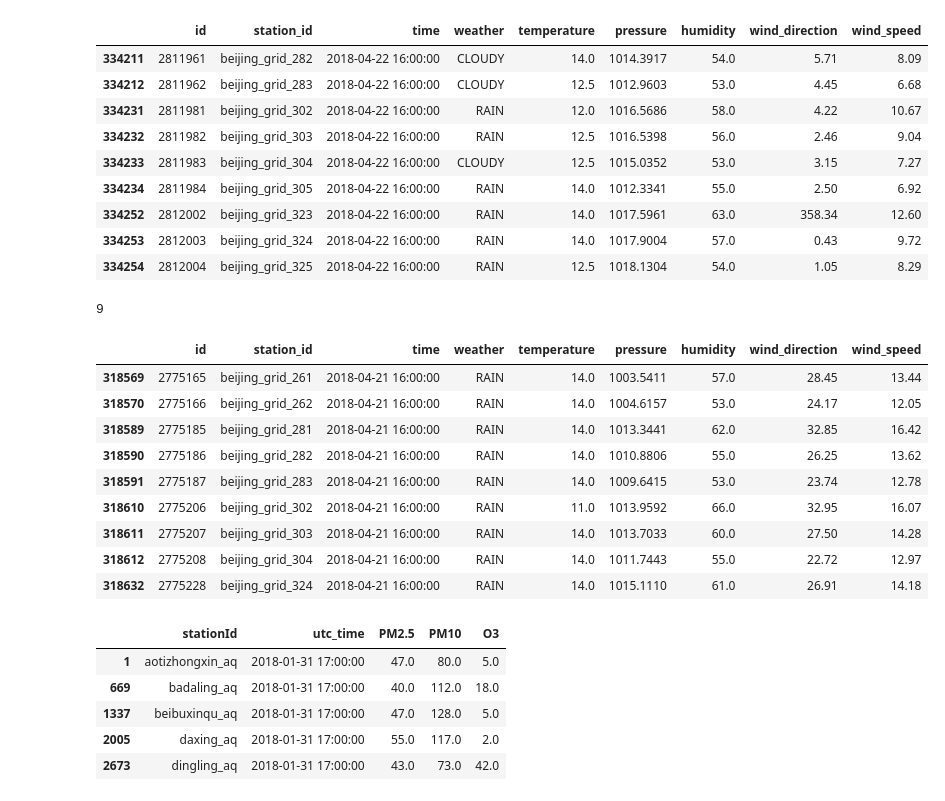
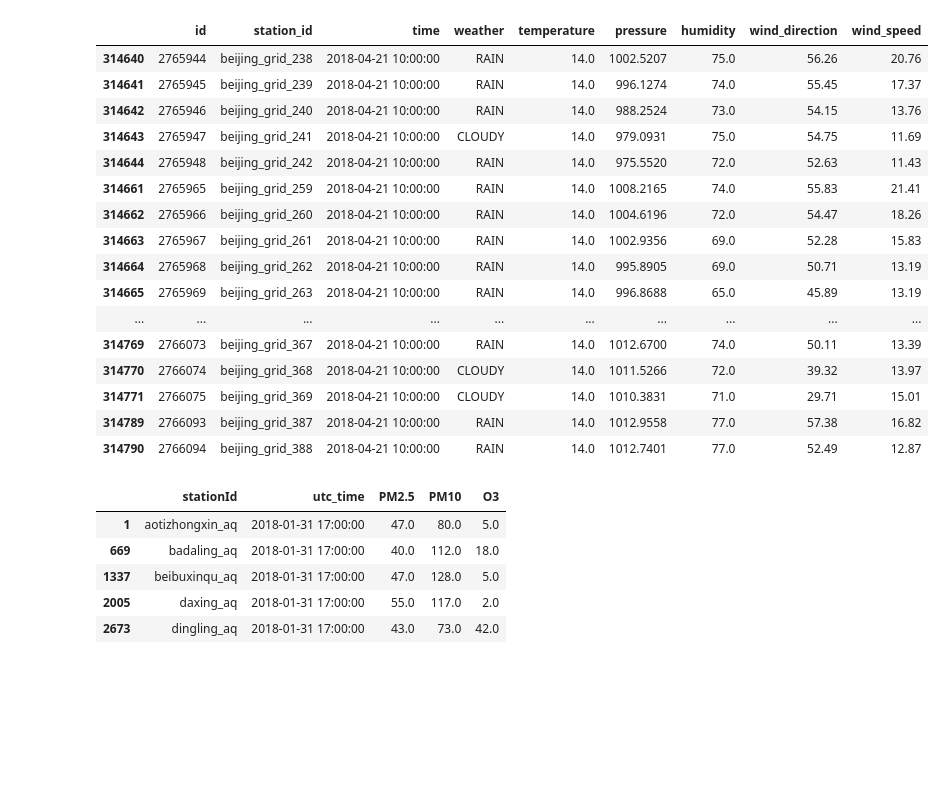
Before and after one commit to WangHaomao/pollution_prediction, a Jupyter notebook: dataOverlook.ipynb, the cells around one changed output. Cells and saved outputs as stored; diff of their text form; code cells hidden in the pictures; blank space fills up the shorter version.

```diff
--- a/notebook.ipynb
+++ b/dataOverlook.ipynb
@@ -42,35 +39,30 @@ Index(['id', 'station_id', 'time', 'weather', 'temperature', 'pressure',
-# %%
-ss = ['beijing_grid_305', 'beijing_grid_323', 'beijing_grid_283', 'beijing_grid_325', 'beijing_grid_302',
-      'beijing_grid_304', 'beijing_grid_282', 'beijing_grid_303', 'beijing_grid_324']
-grid_temp[grid_temp['station_id'].isin(ss)]
-# %% [output]
-|  | id | station_id | time | weather | temperature | pressure | humidity | wind_direction | wind_speed |
-| 334211 | 2811961 | beijing_grid_282 | 2018-04-22 16:00:00 | CLOUDY | 14.0 | 1014.3917 | 54.0 | 5.71 | 8.09 |
-| 334212 | 2811962 | beijing_grid_283 | 2018-04-22 16:00:00 | CLOUDY | 12.5 | 1012.9603 | 53.0 | 4.45 | 6.68 |
-| 334231 | 2811981 | beijing_grid_302 | 2018-04-22 16:00:00 | RAIN | 12.0 | 1016.5686 | 58.0 | 4.22 | 10.67 |
-| 334232 | 2811982 | beijing_grid_303 | 2018-04-22 16:00:00 | RAIN | 12.5 | 1016.5398 | 56.0 | 2.46 | 9.04 |
-| 334233 | 2811983 | beijing_grid_304 | 2018-04-22 16:00:00 | CLOUDY | 12.5 | 1015.0352 | 53.0 | 3.15 | 7.27 |
-| 334234 | 2811984 | beijing_grid_305 | 2018-04-22 16:00:00 | RAIN | 14.0 | 1012.3341 | 55.0 | 2.50 | 6.92 |
-| 334252 | 2812002 | beijing_grid_323 | 2018-04-22 16:00:00 | RAIN | 14.0 | 1017.5961 | 63.0 | 358.34 | 12.60 |
-| 334253 | 2812003 | beijing_grid_324 | 2018-04-22 16:00:00 | RAIN | 14.0 | 1017.9004 | 57.0 | 0.43 | 9.72 |
-| 334254 | 2812004 | beijing_grid_325 | 2018-04-22 16:00:00 | RAIN | 12.5 | 1018.1304 | 54.0 | 1.05 | 8.29 |
-# %%
-ss2 = ['beijing_grid_324', 'beijing_grid_262', 'beijing_grid_261', 'beijing_grid_302',
-       'beijing_grid_303', 'beijing_grid_282', 'beijing_grid_281', 'beijing_grid_283', 'beijing_grid_304']
-print(len(ss2))
-grid_temp[grid_temp['station_id'].isin(ss2)]
-# %% [output]
-9
-|  | id | station_id | time | weather | temperature | pressure | humidity | wind_direction | wind_speed |
-| 318569 | 2775165 | beijing_grid_261 | 2018-04-21 16:00:00 | RAIN | 14.0 | 1003.5411 | 57.0 | 28.45 | 13.44 |
-| 318570 | 2775166 | beijing_grid_262 | 2018-04-21 16:00:00 | RAIN | 14.0 | 1004.6157 | 53.0 | 24.17 | 12.05 |
-| 318589 | 2775185 | beijing_grid_281 | 2018-04-21 16:00:00 | RAIN | 14.0 | 1013.3441 | 62.0 | 32.85 | 16.42 |
-| 318590 | 2775186 | beijing_grid_282 | 2018-04-21 16:00:00 | RAIN | 14.0 | 1010.8806 | 55.0 | 26.25 | 13.62 |
-| 318591 | 2775187 | beijing_grid_283 | 2018-04-21 16:00:00 | RAIN | 14.0 | 1009.6415 | 53.0 | 23.74 | 12.78 |
-| 318610 | 2775206 | beijing_grid_302 | 2018-04-21 16:00:00 | RAIN | 11.0 | 1013.9592 | 66.0 | 32.95 | 16.07 |
-| 318611 | 2775207 | beijing_grid_303 | 2018-04-21 16:00:00 | RAIN | 14.0 | 1013.7033 | 60.0 | 27.50 | 14.28 |
-| 318612 | 2775208 | beijing_grid_304 | 2018-04-21 16:00:00 | RAIN | 14.0 | 1011.7443 | 55.0 | 22.72 | 12.97 |
-| 318632 | 2775228 | beijing_grid_324 | 2018-04-21 16:00:00 | RAIN | 14.0 | 1015.1110 | 61.0 | 26.91 | 14.18 |
+# %%
+ss = ['beijing_grid_369', 'beijing_grid_238', 'beijing_grid_388', 'beijing_grid_286', 'beijing_grid_242', 'beijing_grid_387', 'beijing_grid_239', 'beijing_grid_328', 'beijing_grid_279', 'beijing_grid_264',
+'beijing_grid_348', 'beijing_grid_342', 'beijing_grid_285', 'beijing_grid_284', 'beijing_grid_321', 'beijing_grid_327', 'beijing_grid_307', 'beijing_grid_241', 'beijing_grid_240', 'beijing_grid_365',
+'beijing_grid_280', 'beijing_grid_367', 'beijing_grid_262', 'beijing_grid_346', 'beijing_grid_364', 'beijing_grid_343', 'beijing_grid_306',
+'beijing_grid_282', 'beijing_grid_283', 'beijing_grid_300', 'beijing_grid_305', 'beijing_grid_322', 'beijing_grid_344', 'beijing_grid_325',
+'beijing_grid_259', 'beijing_grid_323', 'beijing_grid_263', 'beijing_grid_366', 'beijing_grid_301', 'beijing_grid_347', 'beijing_grid_302',
+'beijing_grid_261', 'beijing_grid_304', 'beijing_grid_324', 'beijing_grid_260', 'beijing_grid_281', 'beijing_grid_326', 'beijing_grid_345',
+'beijing_grid_303', 'beijing_grid_368']
+grid_temp[grid_temp['station_id'].isin(ss)]
+# %% [output]
+|  | id | station_id | time | weather | temperature | pressure | humidity | wind_direction | wind_speed |
+| 314640 | 2765944 | beijing_grid_238 | 2018-04-21 10:00:00 | RAIN | 14.0 | 1002.5207 | 75.0 | 56.26 | 20.76 |
+| 314641 | 2765945 | beijing_grid_239 | 2018-04-21 10:00:00 | RAIN | 14.0 | 996.1274 | 74.0 | 55.45 | 17.37 |
+| 314642 | 2765946 | beijing_grid_240 | 2018-04-21 10:00:00 | RAIN | 14.0 | 988.2524 | 73.0 | 54.15 | 13.76 |
+| 314643 | 2765947 | beijing_grid_241 | 2018-04-21 10:00:00 | CLOUDY | 14.0 | 979.0931 | 75.0 | 54.75 | 11.69 |
+| 314644 | 2765948 | beijing_grid_242 | 2018-04-21 10:00:00 | RAIN | 14.0 | 975.5520 | 72.0 | 52.63 | 11.43 |
+| 314661 | 2765965 | beijing_grid_259 | 2018-04-21 10:00:00 | RAIN | 14.0 | 1008.2165 | 74.0 | 55.83 | 21.41 |
+| 314662 | 2765966 | beijing_grid_260 | 2018-04-21 10:00:00 | RAIN | 14.0 | 1004.6196 | 72.0 | 54.47 | 18.26 |
+| 314663 | 2765967 | beijing_grid_261 | 2018-04-21 10:00:00 | RAIN | 14.0 | 1002.9356 | 69.0 | 52.28 | 15.83 |
+| 314664 | 2765968 | beijing_grid_262 | 2018-04-21 10:00:00 | RAIN | 14.0 | 995.8905 | 69.0 | 50.71 | 13.19 |
+| 314665 | 2765969 | beijing_grid_263 | 2018-04-21 10:00:00 | RAIN | 14.0 | 996.8688 | 65.0 | 45.89 | 13.19 |
+| ... | ... | ... | ... | ... | ... | ... | ... | ... | ... |
+| 314769 | 2766073 | beijing_grid_367 | 2018-04-21 10:00:00 | RAIN | 14.0 | 1012.6700 | 74.0 | 50.11 | 13.39 |
+| 314770 | 2766074 | beijing_grid_368 | 2018-04-21 10:00:00 | CLOUDY | 14.0 | 1011.5266 | 72.0 | 39.32 | 13.97 |
+| 314771 | 2766075 | beijing_grid_369 | 2018-04-21 10:00:00 | CLOUDY | 14.0 | 1010.3831 | 71.0 | 29.71 | 15.01 |
+| 314789 | 2766093 | beijing_grid_387 | 2018-04-21 10:00:00 | RAIN | 14.0 | 1012.9558 | 77.0 | 57.38 | 16.82 |
+| 314790 | 2766094 | beijing_grid_388 | 2018-04-21 10:00:00 | RAIN | 14.0 | 1012.7401 | 77.0 | 52.49 | 12.87 |
 # %%
 'PM2.5'
 'PM10'
```
Also changed, not shown: parts of 4 cells of this notebook, 21 other files.
